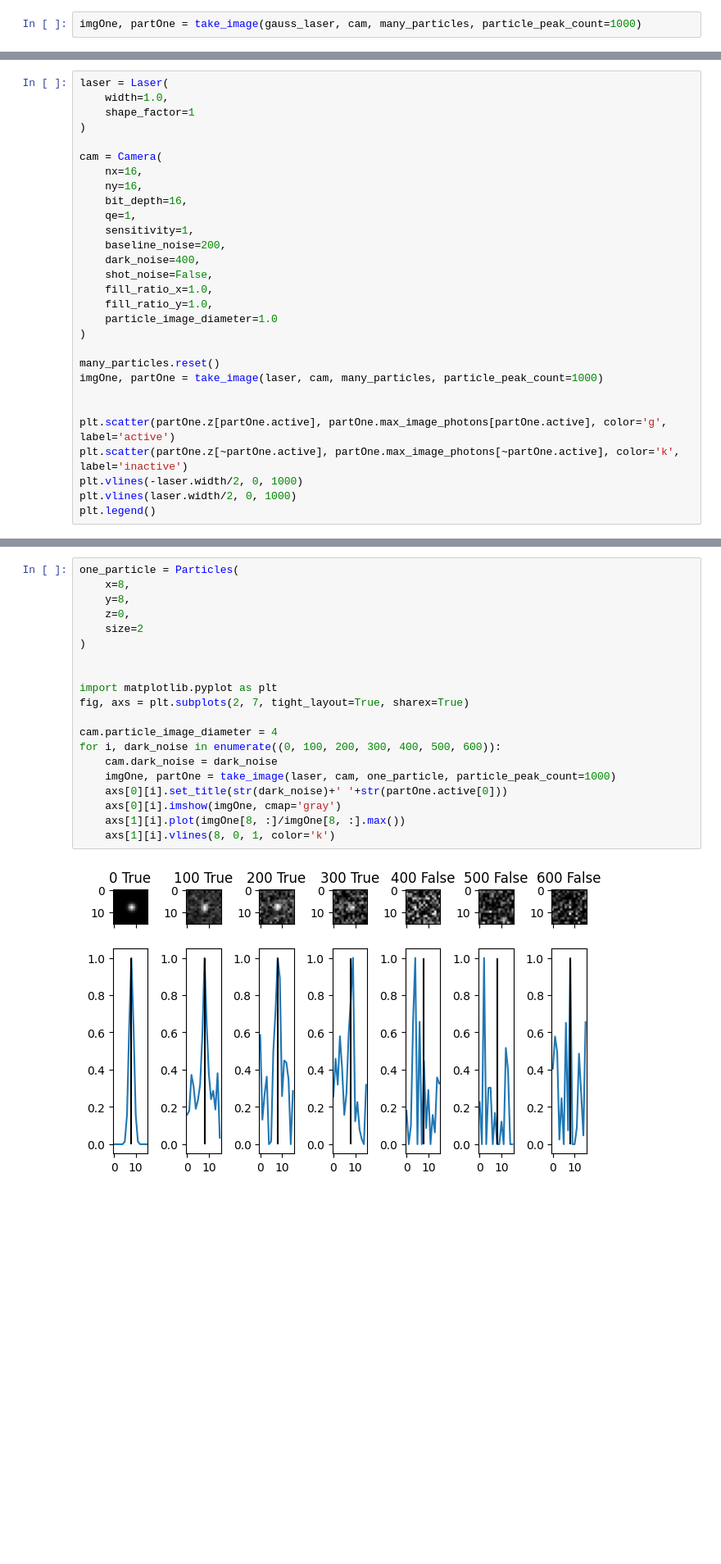
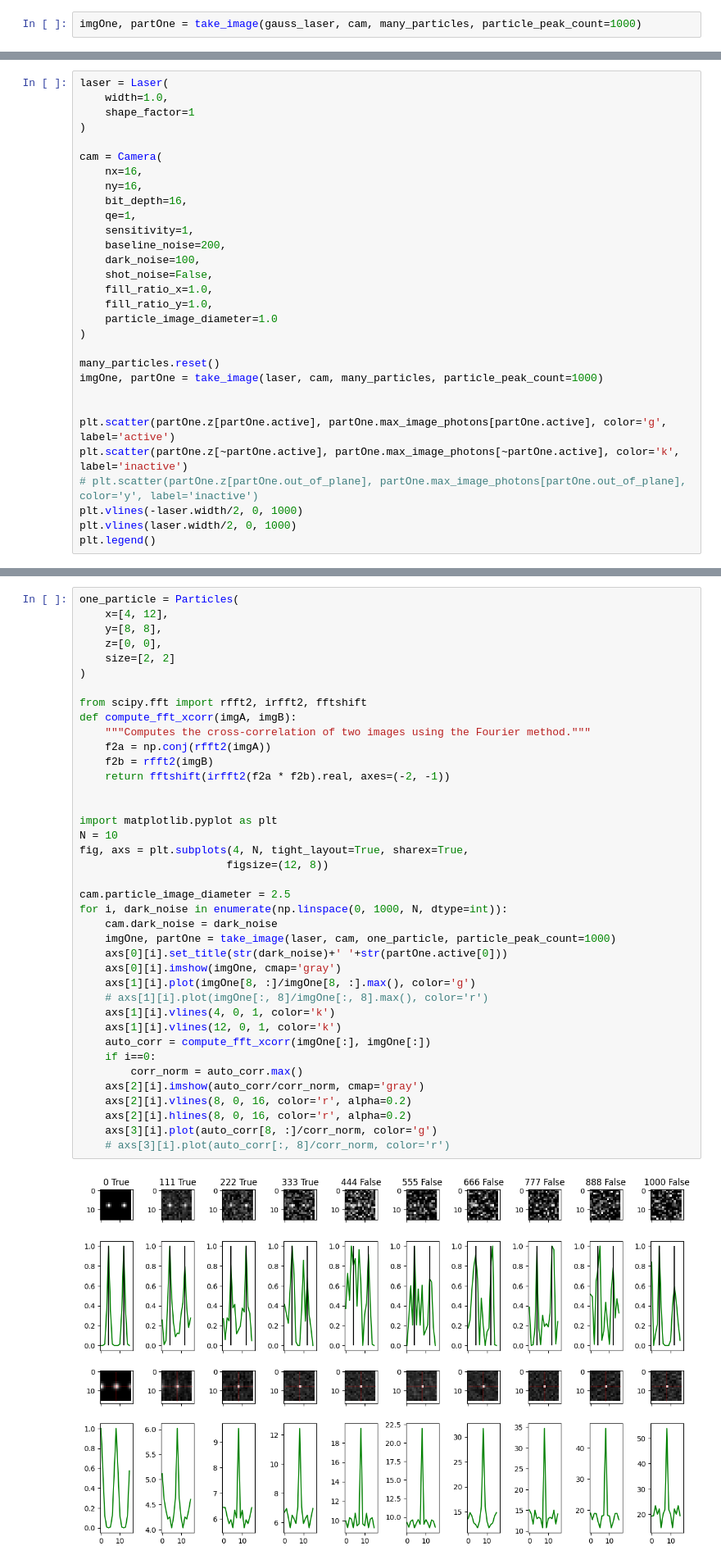
Before and after one commit to matthiasprobst/synpivimage, a Jupyter notebook: examples/laser_profile.ipynb, the cells around one changed output, grey strips where cells are left out. Shown: that part at 82% size. Saved outputs shown, nothing was run; the diff lists cells and outputs as text; blank space fills up the shorter version.

```diff
--- a/examples/laser_profile.ipynb
+++ b/examples/laser_profile.ipynb
@@ -109,7 +109,7 @@ cam = Camera(
     qe=1,
     sensitivity=1,
     baseline_noise=200,
-    dark_noise=400,
+    dark_noise=100,
     shot_noise=False,
     fill_ratio_x=1.0,
     fill_ratio_y=1.0,
@@ -122,6 +122,7 @@ imgOne, partOne = take_image(laser, cam, many_particles, particle_peak_count=100
 
 plt.scatter(partOne.z[partOne.active], partOne.max_image_photons[partOne.active], color='g', label='active')
 plt.scatter(partOne.z[~partOne.active], partOne.max_image_photons[~partOne.active], color='k', label='inactive')
+# plt.scatter(partOne.z[partOne.out_of_plane], partOne.max_image_photons[partOne.out_of_plane], color='y', label='inactive')
 plt.vlines(-laser.width/2, 0, 1000)
 plt.vlines(laser.width/2, 0, 1000)
 plt.legend()
@@ -131,22 +132,41 @@ plt.legend()
 # %%
 one_particle = Particles(
-    x=8,
-    y=8,
-    z=0,
-    size=2
+    x=[4, 12],
+    y=[8, 8],
+    z=[0, 0],
+    size=[2, 2]
 )
+
+from scipy.fft import rfft2, irfft2, fftshift
+def compute_fft_xcorr(imgA, imgB):
+    """Computes the cross-correlation of two images using the Fourier method."""
+    f2a = np.conj(rfft2(imgA))
+    f2b = rfft2(imgB)
+    return fftshift(irfft2(f2a * f2b).real, axes=(-2, -1))
 
 
 import matplotlib.pyplot as plt
-fig, axs = plt.subplots(2, 7, tight_layout=True, sharex=True)
+N = 10
+fig, axs = plt.subplots(4, N, tight_layout=True, sharex=True,
+                       figsize=(12, 8))
 
-cam.particle_image_diameter = 4
-for i, dark_noise in enumerate((0, 100, 200, 300, 400, 500, 600)):
+cam.particle_image_diameter = 2.5
+for i, dark_noise in enumerate(np.linspace(0, 1000, N, dtype=int)):
     cam.dark_noise = dark_noise
     imgOne, partOne = take_image(laser, cam, one_particle, particle_peak_count=1000)
     axs[0][i].set_title(str(dark_noise)+' '+str(partOne.active[0]))
     axs[0][i].imshow(imgOne, cmap='gray')
-    axs[1][i].plot(imgOne[8, :]/imgOne[8, :].max())
-    axs[1][i].vlines(8, 0, 1, color='k')
+    axs[1][i].plot(imgOne[8, :]/imgOne[8, :].max(), color='g')
+    # axs[1][i].plot(imgOne[:, 8]/imgOne[:, 8].max(), color='r')
+    axs[1][i].vlines(4, 0, 1, color='k')
+    axs[1][i].vlines(12, 0, 1, color='k')
+    auto_corr = compute_fft_xcorr(imgOne[:], imgOne[:])
+    if i==0:
+        corr_norm = auto_corr.max()
+    axs[2][i].imshow(auto_corr/corr_norm, cmap='gray')
+    axs[2][i].vlines(8, 0, 16, color='r', alpha=0.2)
+    axs[2][i].hlines(8, 0, 16, color='r', alpha=0.2)
+    axs[3][i].plot(auto_corr[8, :]/corr_norm, color='g')
+    # axs[3][i].plot(auto_corr[:, 8]/corr_norm, color='r')
 # %% [output]
-[figure, old version]
+[figure, new version]
```
Also changed, not shown: parts of 3 cells of this notebook, 1 other file.
